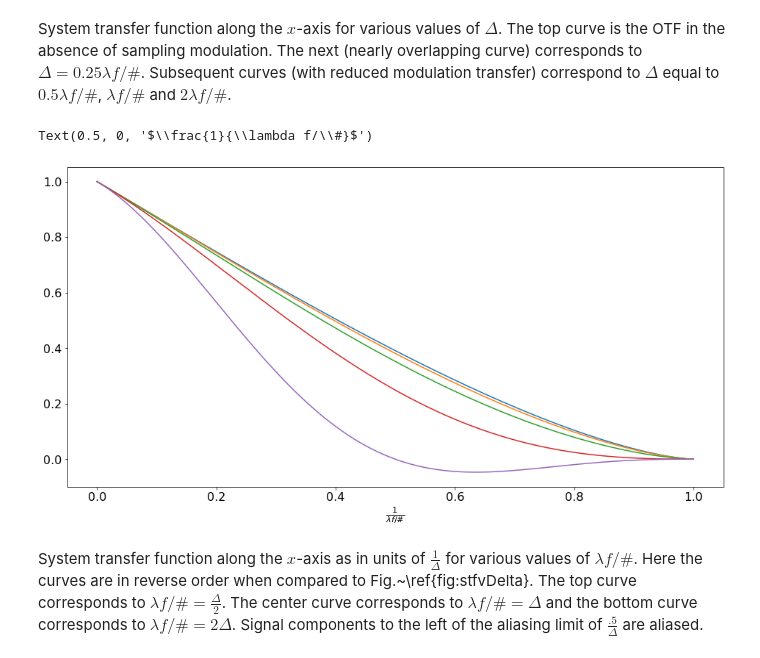
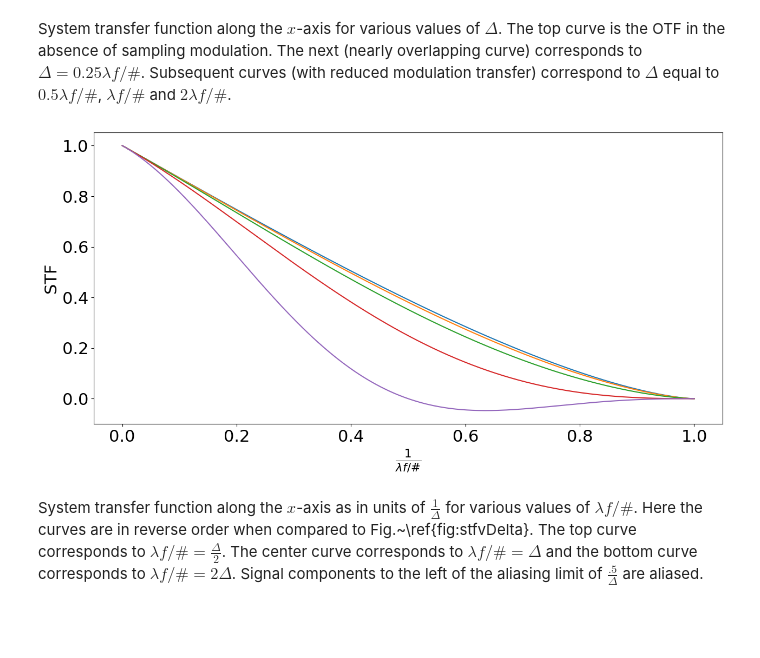
Before and after one commit to arizonaCameraLab/computationalImaging, a Jupyter notebook: Chapter9DigitalImaging/discreteSamplingAndAliasing.ipynb, the cells around one changed output. Cells and saved outputs as stored; diff of their text form; code cells hidden in the pictures; blank space fills up the shorter version.

```diff
--- a/Chapter9DigitalImaging/discreteSamplingAndAliasing.ipynb
+++ b/Chapter9DigitalImaging/discreteSamplingAndAliasing.ipynb
@@ -123,14 +123,14 @@ files.download('stf.pdf')
 System transfer function along the $x$-axis for various values of $\Delta$. The top curve is the OTF in the absence of sampling modulation. The next (nearly overlapping curve) corresponds to $\Delta=0.25 \lambda f/\#$. Subsequent curves (with reduced modulation transfer) correspond to $\Delta$ equal to $0.5 \lambda f/\#$, $\lambda f/\#$ and $2\lambda f/\#$.
 # %%
 u = np.linspace(0, 1, 512)
-fig = plt.figure(figsize=plt.figaspect(.5))
+fig = plt.figure(figsize=(15,7))
 plt.plot(u, H(u), u,p(u,0,.25)*H(u), u,p(u,0,.5)*H(u), u,p(u,0,1)*H(u), u,p(u,0,2)*H(u))
 plt.xlabel(r'$\frac{1}{\lambda f/\#}$')
-#plt.savefig('stfvDelta.pdf')
+plt.ylabel('STF')
+plt.savefig('stfvDelta.pdf')
 #files.download('stfvDelta.pdf')
 # %% [output]
-Text(0.5, 0, '$\\frac{1}{\\lambda f/\\#}$')
-[figure, old version]
+[figure, new version]
 # %% [markdown]
 System transfer function along the $x$-axis as in units of $\frac{1}{\Delta}$ for various values of $\lambda f/\#$. Here the curves are in reverse order when compared to Fig.~\ref{fig:stfvDelta}. The top curve corresponds to $\lambda f/\# =\frac{\Delta}{2}$. The center curve corresponds to $\lambda f/\#=\Delta $ and the bottom curve corresponds to $ \lambda f/\# = 2 \Delta$. Signal components to the left of the aliasing limit of $\frac{.5}{\Delta}$ are aliased.
 # %%
```
Also changed, not shown: parts of 3 cells of this notebook.
